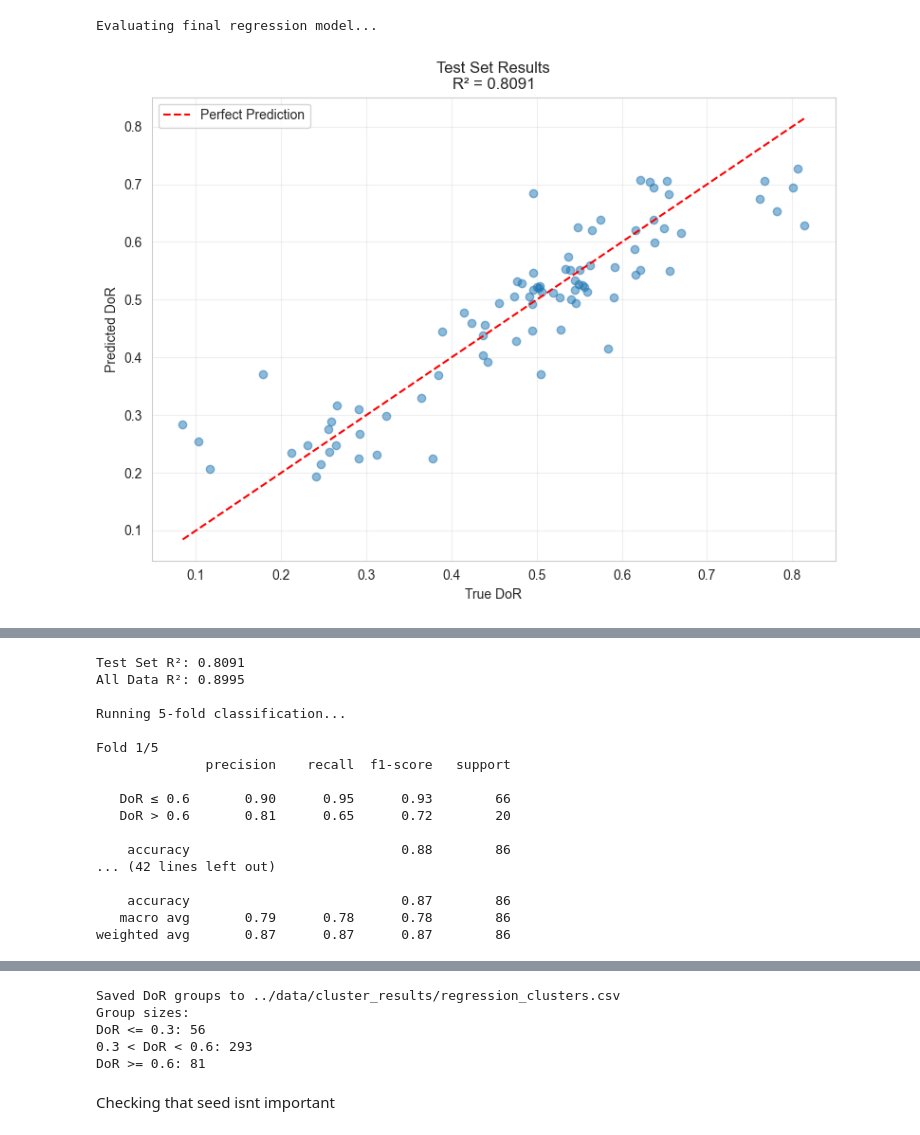
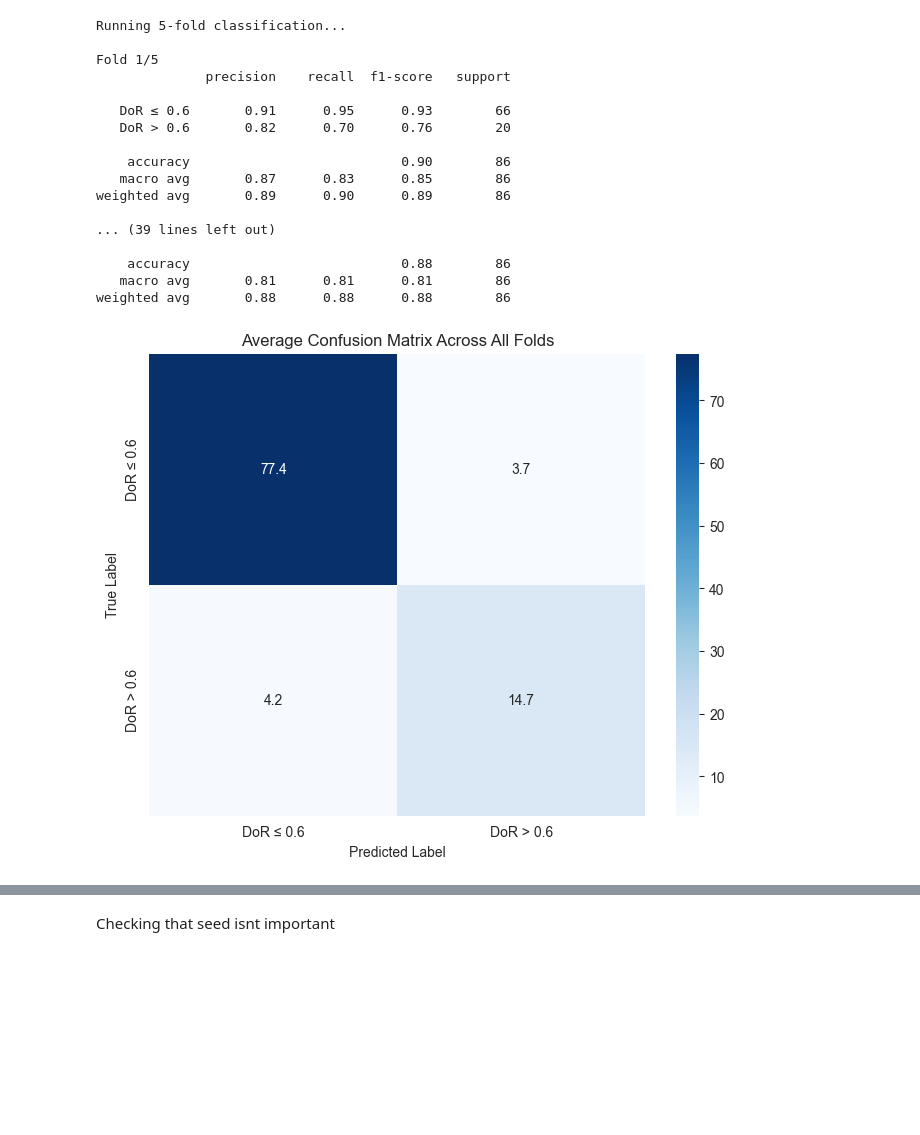
Before and after one commit to CARosss/AS01_E_INSPIRE, a Jupyter notebook: paper_notebooks/ml_grouping.ipynb, the cells around one changed output, grey strips where cells are left out. Cells and saved outputs as stored; diff of their text form; code cells hidden in the pictures; blank space fills up the shorter version.

Commit message:
All plots done and clean.

```diff
--- a/paper_notebooks/ml_grouping.ipynb
+++ b/paper_notebooks/ml_grouping.ipynb
@@ -30,3 +16,25 @@ MODEL_PARAMS = {
+# %%
+FEATURES = [
+    'MgFe',
+    '[M/H]_mean_mass',
+    '[M/H]_err_mass',
+    'velDisp_ppxf_res',
+    'velDisp_ppxf_err_res',
+    'age_mean_mass',
+    'age_err_mass',
+    'meanRad_r',
+    'logM*',
+]
+
+MODEL_PARAMS = {
+    'max_depth': 22,
+    'max_features': 0.793,
+    'max_samples': 0.500,
+    'min_samples_leaf': 1,
+    'min_samples_split': 4,
+    'n_estimators': 460,
+    'random_state': 42
+}
 # %%
 """def evaluate_regression(df, n_splits=5):
     print(f"\nRunning {n_splits}-fold cross validation for regression...")
@@ -220,20 +917,21 @@ def export_dor_groups(df, output_path, small_boundary=0.4, large_boundary=0.55,
 # %%
-
-filepath = '../data/E-INSPIRE_I_master_catalogue.csv'
-output_path = '../data/cluster_results'
-csv_name = 'regression_clusters.csv'
-
-df = pd.read_csv(filepath)
-
-# Run regression analysis
-#reg_results = evaluate_regression(df, n_splits=5)
-rf_model, scaler, test_r2, all_r2 = evaluate_final_regression(df)
-
-# Run classification analysis
 class_results = evaluate_classification(df, n_splits=5, split_threshold=0.6)
-
-# Export groups
-export_dor_groups(df,small_boundary=0.3, large_boundary=0.6, output_path=output_path, csv_name=csv_name)
 # %% [output]
-Evaluating final regression model...
+Running 5-fold classification...
+
+Fold 1/5
+              precision    recall  f1-score   support
+
+   DoR ≤ 0.6       0.91      0.95      0.93        66
+   DoR > 0.6       0.82      0.70      0.76        20
+
+    accuracy                           0.90        86
+   macro avg       0.87      0.83      0.85        86
+weighted avg       0.89      0.90      0.89        86
+
+... (39 lines left out)
+
+    accuracy                           0.88        86
+   macro avg       0.81      0.81      0.81        86
+weighted avg       0.88      0.88      0.88        86
-[figure, old version]
+[figure, new version]
@@ -241,17 +938,0 @@ Evaluating final regression model...
-Test Set R²: 0.8091
-All Data R²: 0.8995
-
-Running 5-fold classification...
-
-Fold 1/5
-              precision    recall  f1-score   support
-
-   DoR ≤ 0.6       0.90      0.95      0.93        66
-   DoR > 0.6       0.81      0.65      0.72        20
-
-    accuracy                           0.88        86
-... (42 lines left out)
-
-    accuracy                           0.87        86
-   macro avg       0.79      0.78      0.78        86
-weighted avg       0.87      0.87      0.87        86
@@ -260,8 +939,3 @@ weighted avg       0.87      0.87      0.87        86
-Saved DoR groups to ../data/cluster_results/regression_clusters.csv
-Group sizes:
-DoR <= 0.3: 56
-0.3 < DoR < 0.6: 293
-DoR >= 0.6: 81
 # %% [markdown]
 Checking that seed isnt important
 # %%
```
Also changed, not shown: parts of 20 cells of this notebook, 3 other files.
